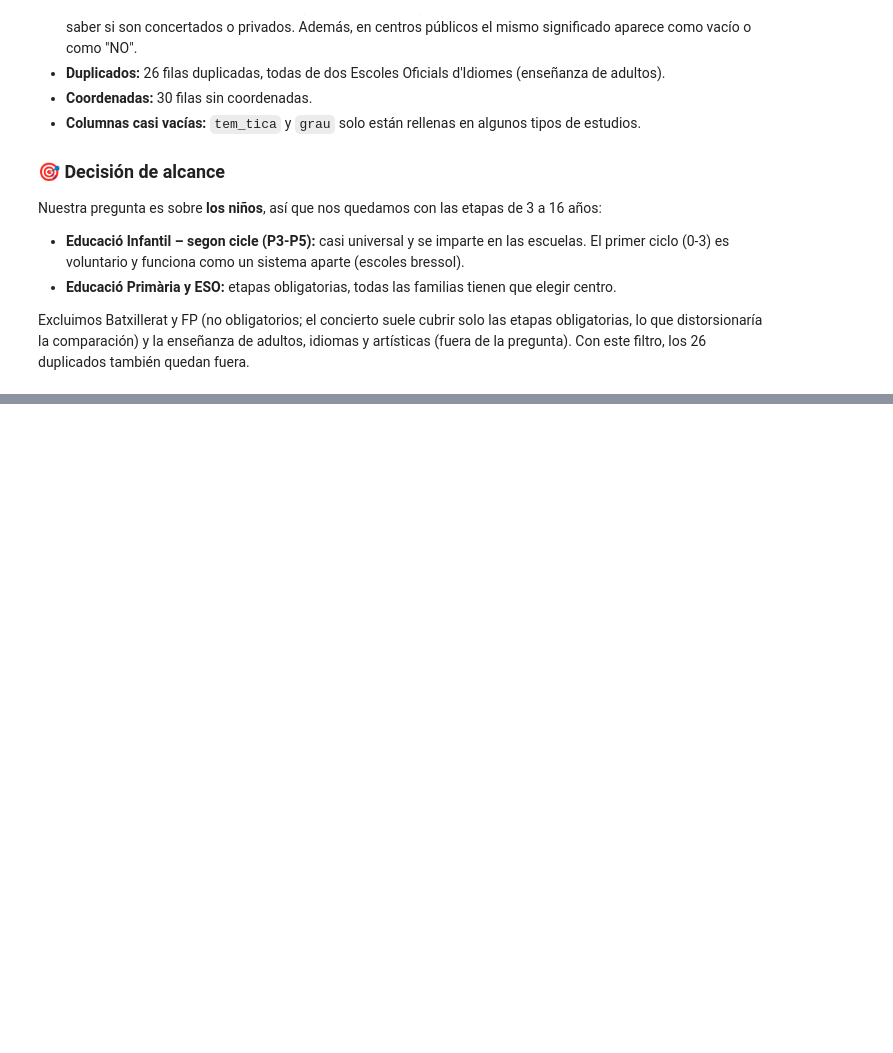
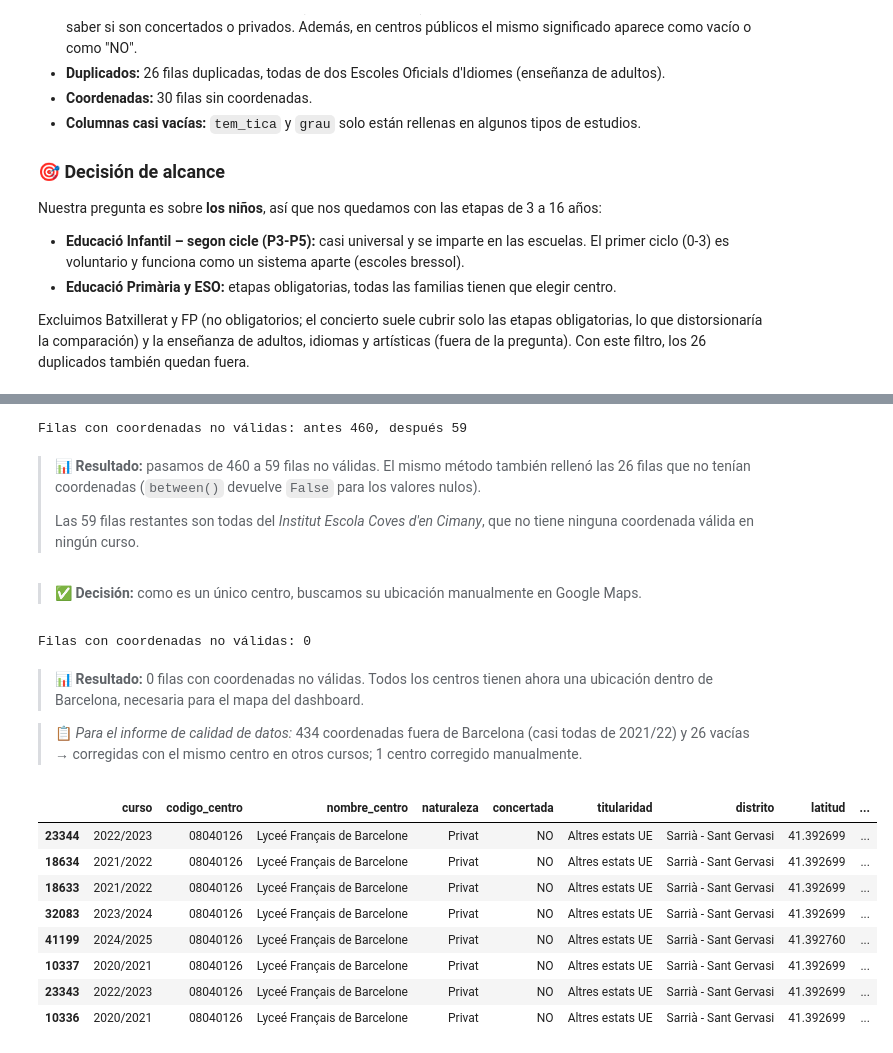
Before and after one commit to esrakesken/eda-educacion-barcelona, a Jupyter notebook: notebooks/01_eda_educacion_bcn.ipynb, the cells around one changed output, grey strips where cells are left out. Drawn from its saved outputs; the diff is of its cells as text; code cells hidden in the pictures; blank space fills up the shorter version.

Commit message:
feat: limpieza de etapas, columnas, tipos y coordenadas

```diff
--- a/notebooks/01_eda_educacion_bcn.ipynb
+++ b/notebooks/01_eda_educacion_bcn.ipynb
@@ -197,0 +278,14 @@ Excluimos Batxillerat y FP (no obligatorios; el concierto suele cubrir solo las
+# %%
+COLUMNAS_ENTERAS = ["nivel", "alumnos_total", "alumnos_mujeres", "alumnos_hombres", "grupos"]
+COLUMNAS_DECIMALES = ["latitud", "longitud"]
+
+nulos_antes = df_limpio[COLUMNAS_ENTERAS + COLUMNAS_DECIMALES].isnull().sum()
+
+for col in COLUMNAS_ENTERAS:
+    df_limpio[col] = pd.to_numeric(df_limpio[col], errors="coerce").astype("Int64")
+for col in COLUMNAS_DECIMALES:
+    df_limpio[col] = pd.to_numeric(df_limpio[col], errors="coerce")
+
+nulos_despues = df_limpio[COLUMNAS_ENTERAS + COLUMNAS_DECIMALES].isnull().sum()
+print("Nulos nuevos creados por la conversión:", (nulos_despues - nulos_antes).sum())
+df_limpio.dtypes
@@ -197,0 +349,49 @@ Excluimos Batxillerat y FP (no obligatorios; el concierto suele cubrir solo las
+# %%
+LAT_BCN = (41.3, 41.5)
+LON_BCN = (2.0, 2.3)
+
+def coordenadas_validas(df):
+    return df["latitud"].between(*LAT_BCN) & df["longitud"].between(*LON_BCN)
+
+validas = coordenadas_validas(df_limpio)
+coords_por_centro = (
+    df_limpio[validas]
+    .groupby("codigo_centro")[["latitud", "longitud"]]
+    .median()
+)
+
+df_limpio.loc[~validas, "latitud"] = df_limpio.loc[~validas, "codigo_centro"].map(coords_por_centro["latitud"])
+df_limpio.loc[~validas, "longitud"] = df_limpio.loc[~validas, "codigo_centro"].map(coords_por_centro["longitud"])
+
+print(f"Filas con coordenadas no válidas: antes {(~validas).sum()}, después {(~coordenadas_validas(df_limpio)).sum()}")
+# %% [output]
+Filas con coordenadas no válidas: antes 460, después 59
+# %% [markdown]
+> **📊 Resultado:** pasamos de 460 a 59 filas no válidas. El mismo método también rellenó las 26 filas que no tenían coordenadas (`between()` devuelve `False` para los valores nulos).
+>
+> Las 59 filas restantes son todas del *Institut Escola Coves d'en Cimany*, que no tiene ninguna coordenada válida en ningún curso.
+# %% [markdown]
+> **✅ Decisión:** como es un único centro, buscamos su ubicación manualmente en Google Maps.
+# %%
+COVES_DEN_CIMANY = df_limpio["nombre_centro"] == "Institut Escola Coves d'en Cimany"
+df_limpio.loc[COVES_DEN_CIMANY, ["latitud", "longitud"]] = [41.420676, 2.152548]
+
+print(f"Filas con coordenadas no válidas: {(~coordenadas_validas(df_limpio)).sum()}")
+# %% [output]
+Filas con coordenadas no válidas: 0
+# %% [markdown]
+> **📊 Resultado:** 0 filas con coordenadas no válidas. Todos los centros tienen ahora una ubicación dentro de Barcelona, necesaria para el mapa del dashboard.
+
+> 📋 *Para el informe de calidad de datos:* 434 coordenadas fuera de Barcelona (casi todas de 2021/22) y 26 vacías → corregidas con el mismo centro en otros cursos; 1 centro corregido manualmente.
+# %%
+df_limpio.sort_values("alumnos_total", ascending=False).head(8)
+# %% [output]
+|  | curso | codigo_centro | nombre_centro | naturaleza | concertada | titularidad | distrito | latitud | ... |
+| 23344 | 2022/2023 | 08040126 | Lyceé Français de Barcelone | Privat | NO | Altres estats UE | Sarrià - Sant Gervasi | 41.392699 | ... |
+| 18634 | 2021/2022 | 08040126 | Lyceé Français de Barcelone | Privat | NO | Altres estats UE | Sarrià - Sant Gervasi | 41.392699 | ... |
+| 18633 | 2021/2022 | 08040126 | Lyceé Français de Barcelone | Privat | NO | Altres estats UE | Sarrià - Sant Gervasi | 41.392699 | ... |
+| 32083 | 2023/2024 | 08040126 | Lyceé Français de Barcelone | Privat | NO | Altres estats UE | Sarrià - Sant Gervasi | 41.392699 | ... |
+| 41199 | 2024/2025 | 08040126 | Lyceé Français de Barcelone | Privat | NO | Altres estats UE | Sarrià - Sant Gervasi | 41.392760 | ... |
+| 10337 | 2020/2021 | 08040126 | Lyceé Français de Barcelone | Privat | NO | Altres estats UE | Sarrià - Sant Gervasi | 41.392699 | ... |
+| 23343 | 2022/2023 | 08040126 | Lyceé Français de Barcelone | Privat | NO | Altres estats UE | Sarrià - Sant Gervasi | 41.392699 | ... |
+| 10336 | 2020/2021 | 08040126 | Lyceé Français de Barcelone | Privat | NO | Altres estats UE | Sarrià - Sant Gervasi | 41.392699 | ... |
```
Also changed, not shown: parts of 16 cells of this notebook.
